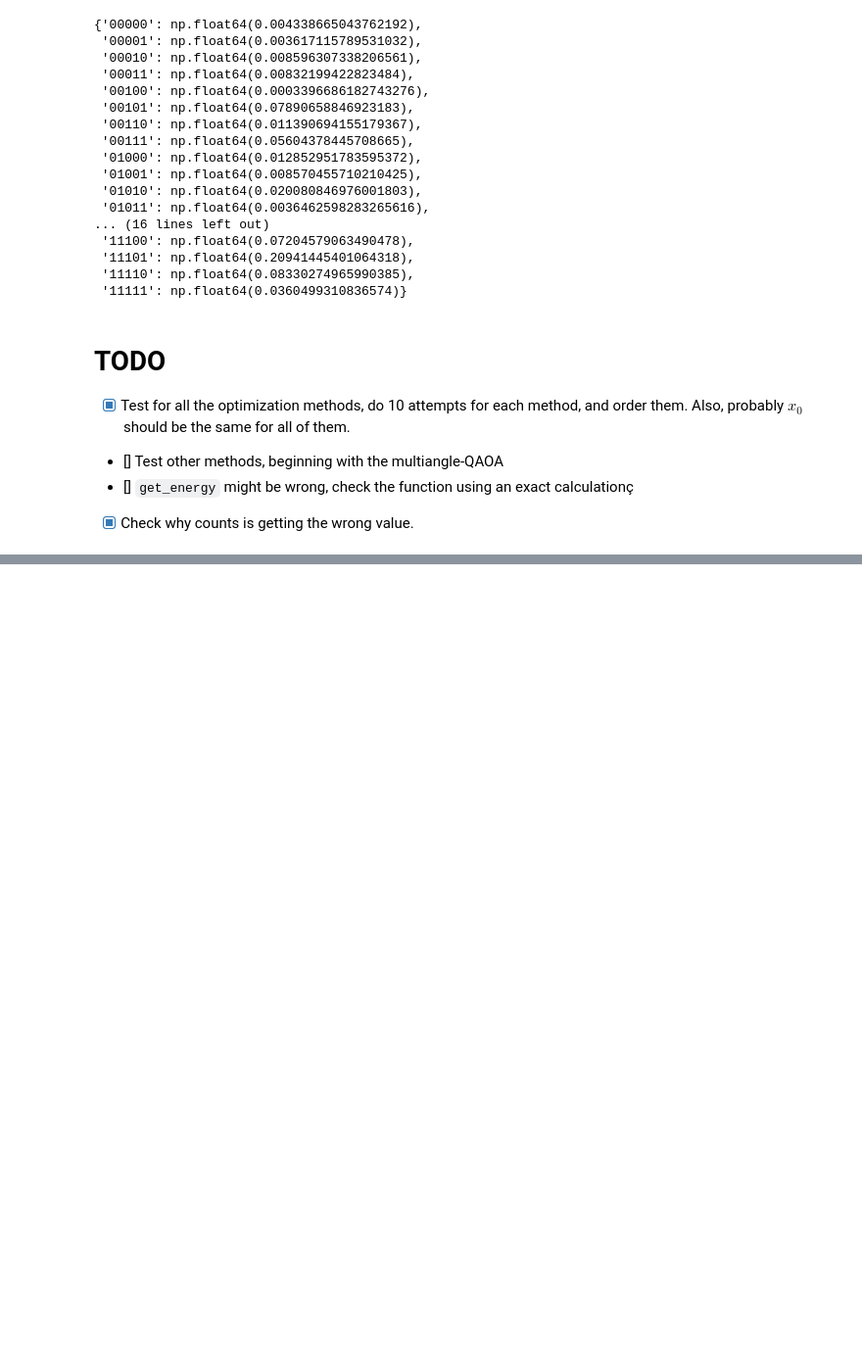
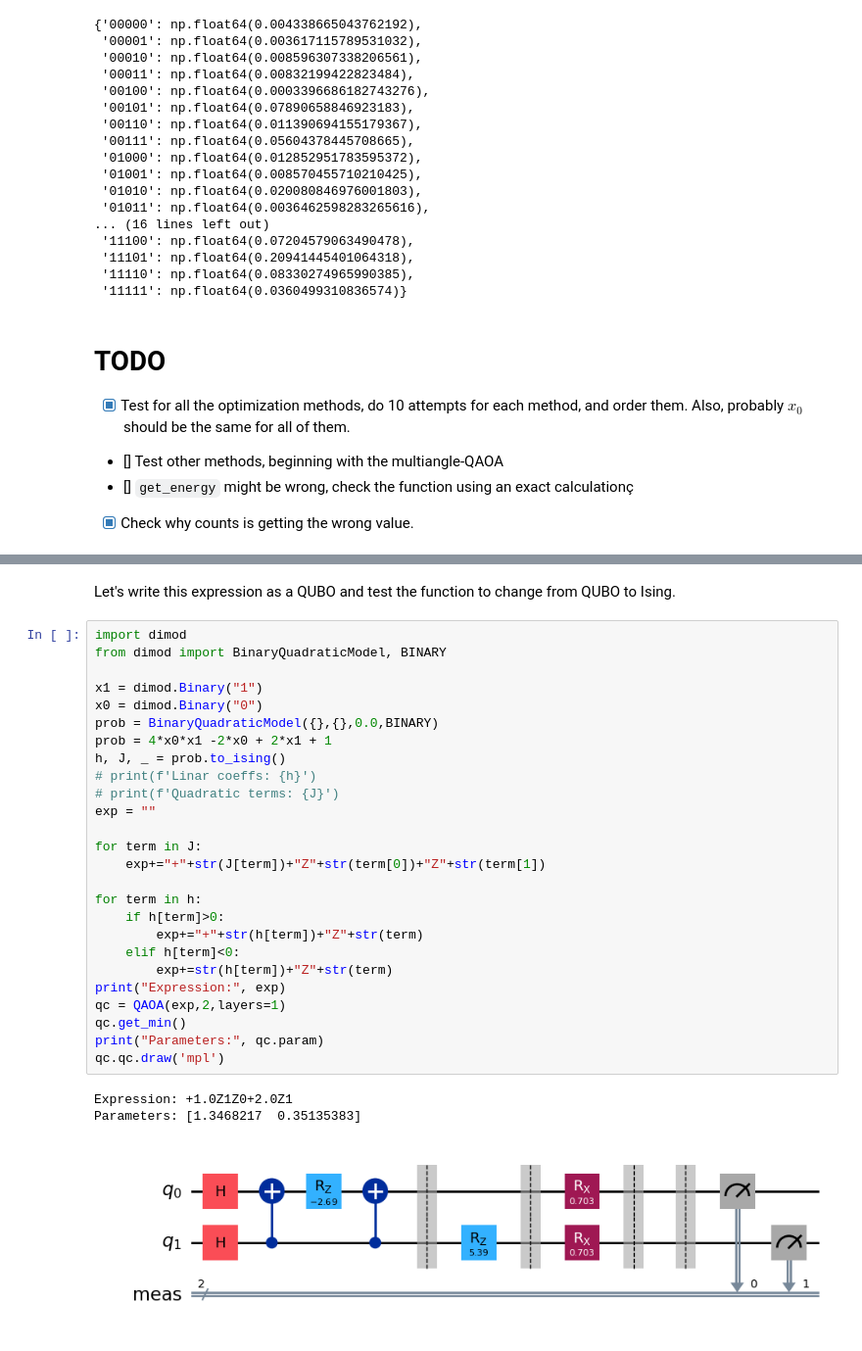
Before and after one commit to Nicofero/PhyloTree_ReConst, a Jupyter notebook: miscelaneous/new_qaoa.ipynb, the cells around one changed output, grey strips where cells are left out. Shown at 98% size. Cells and saved outputs as stored; diff of their text form; blank space fills up the shorter version.

```diff
--- a/miscelaneous/new_qaoa.ipynb
+++ b/miscelaneous/new_qaoa.ipynb
@@ -364,0 +399,32 @@ print(f'{np.argmax(np.abs(st.data)**2):0{5}b}')
+# %% [markdown]
+Let's write this expression as a QUBO and test the function to change from QUBO to Ising.
+# %%
+import dimod
+from dimod import BinaryQuadraticModel, BINARY
+
+x1 = dimod.Binary("1")
+x0 = dimod.Binary("0")
+prob = BinaryQuadraticModel({},{},0.0,BINARY)
+prob = 4*x0*x1 -2*x0 + 2*x1 + 1
+h, J, _ = prob.to_ising()
+# print(f'Linar coeffs: {h}')
+# print(f'Quadratic terms: {J}')
+exp = ""
+
+for term in J:
+    exp+="+"+str(J[term])+"Z"+str(term[0])+"Z"+str(term[1])
+
+for term in h:
+    if h[term]>0:
+        exp+="+"+str(h[term])+"Z"+str(term)
+    elif h[term]<0:
+        exp+=str(h[term])+"Z"+str(term)
+print("Expression:", exp)
+qc = QAOA(exp,2,layers=1)
+qc.get_min()
+print("Parameters:", qc.param)
+qc.qc.draw('mpl')
+# %% [output]
+Expression: +1.0Z1Z0+2.0Z1
+Parameters: [1.3468217  0.35135383]
+[figure, added]
```
Also changed, not shown: parts of 10 cells of this notebook, 1 other file.
